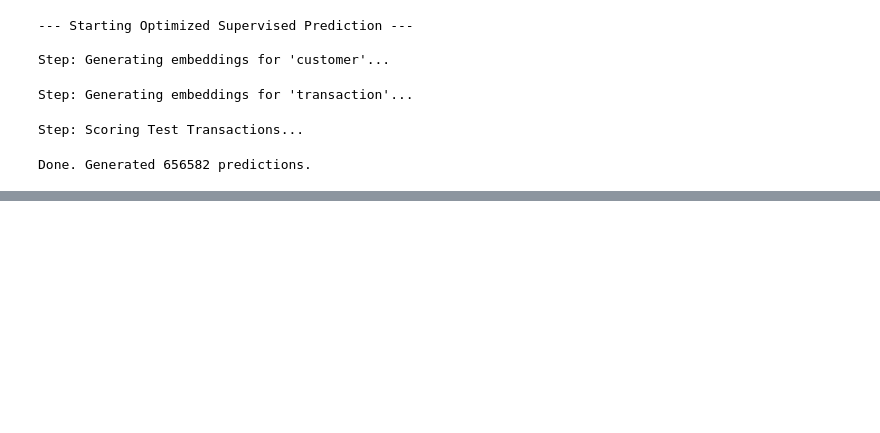
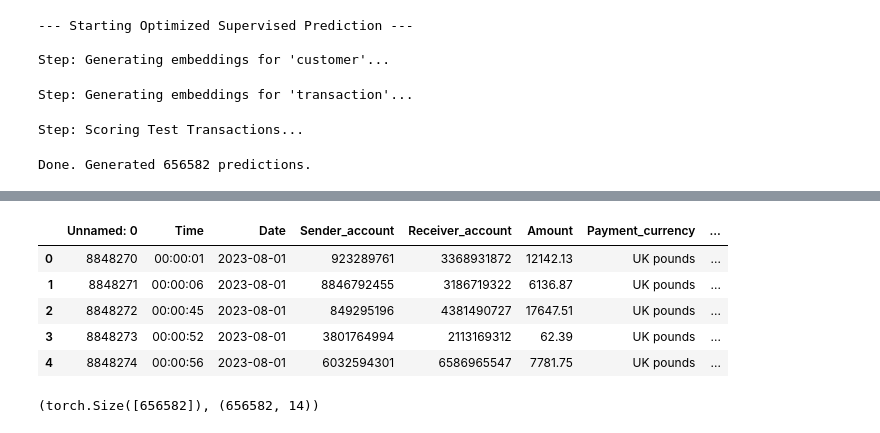
Before and after one commit to sandrokhizanishvili/AML_GNN_GMA, a Jupyter notebook: existing files/Copy_of_LaundroGraph_v2.ipynb, the cells around one changed output, grey strips where cells are left out. Cells and saved outputs as stored; diff of their text form; code cells hidden in the pictures; blank space fills up the shorter version.

```diff
--- a/existing files/Copy_of_LaundroGraph_v2.ipynb
+++ b/existing files/Copy_of_LaundroGraph_v2.ipynb
@@ -1475,0 +1528,13 @@ Done. Generated 656582 predictions.
+# %%
+test_df.head()
+# %% [output]
+|  | Unnamed: 0 | Time | Date | Sender_account | Receiver_account | Amount | Payment_currency | ... |
+| 0 | 8848270 | 00:00:01 | 2023-08-01 | 923289761 | 3368931872 | 12142.13 | UK pounds | ... |
+| 1 | 8848271 | 00:00:06 | 2023-08-01 | 8846792455 | 3186719322 | 6136.87 | UK pounds | ... |
+| 2 | 8848272 | 00:00:45 | 2023-08-01 | 849295196 | 4381490727 | 17647.51 | UK pounds | ... |
+| 3 | 8848273 | 00:00:52 | 2023-08-01 | 3801764994 | 2113169312 | 62.39 | UK pounds | ... |
+| 4 | 8848274 | 00:00:56 | 2023-08-01 | 6032594301 | 6586965547 | 7781.75 | UK pounds | ... |
+# %%
+sup_probs.shape, test_df.shape
+# %% [output]
+(torch.Size([656582]), (656582, 14))
```
Also changed, not shown: parts of 17 cells of this notebook.
